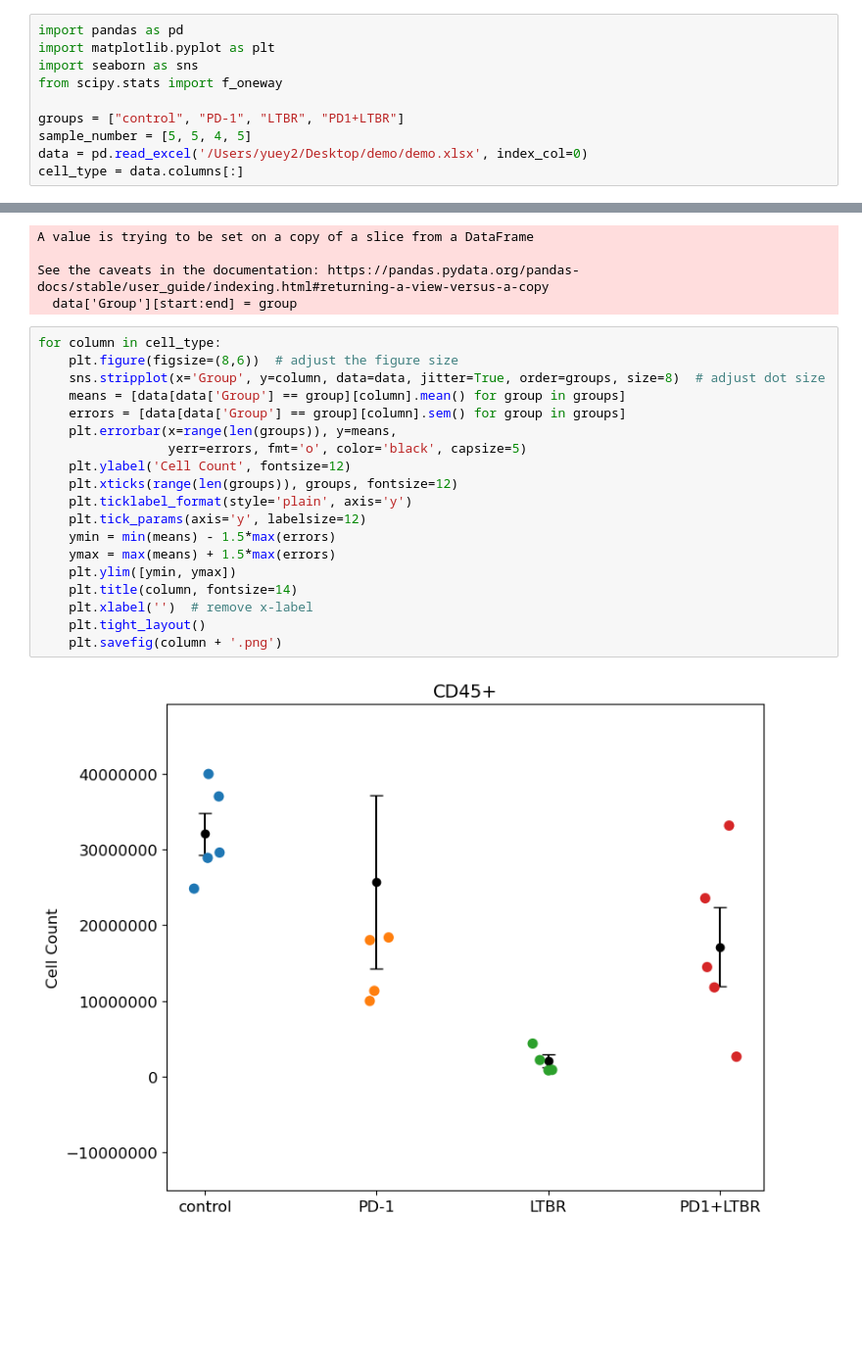
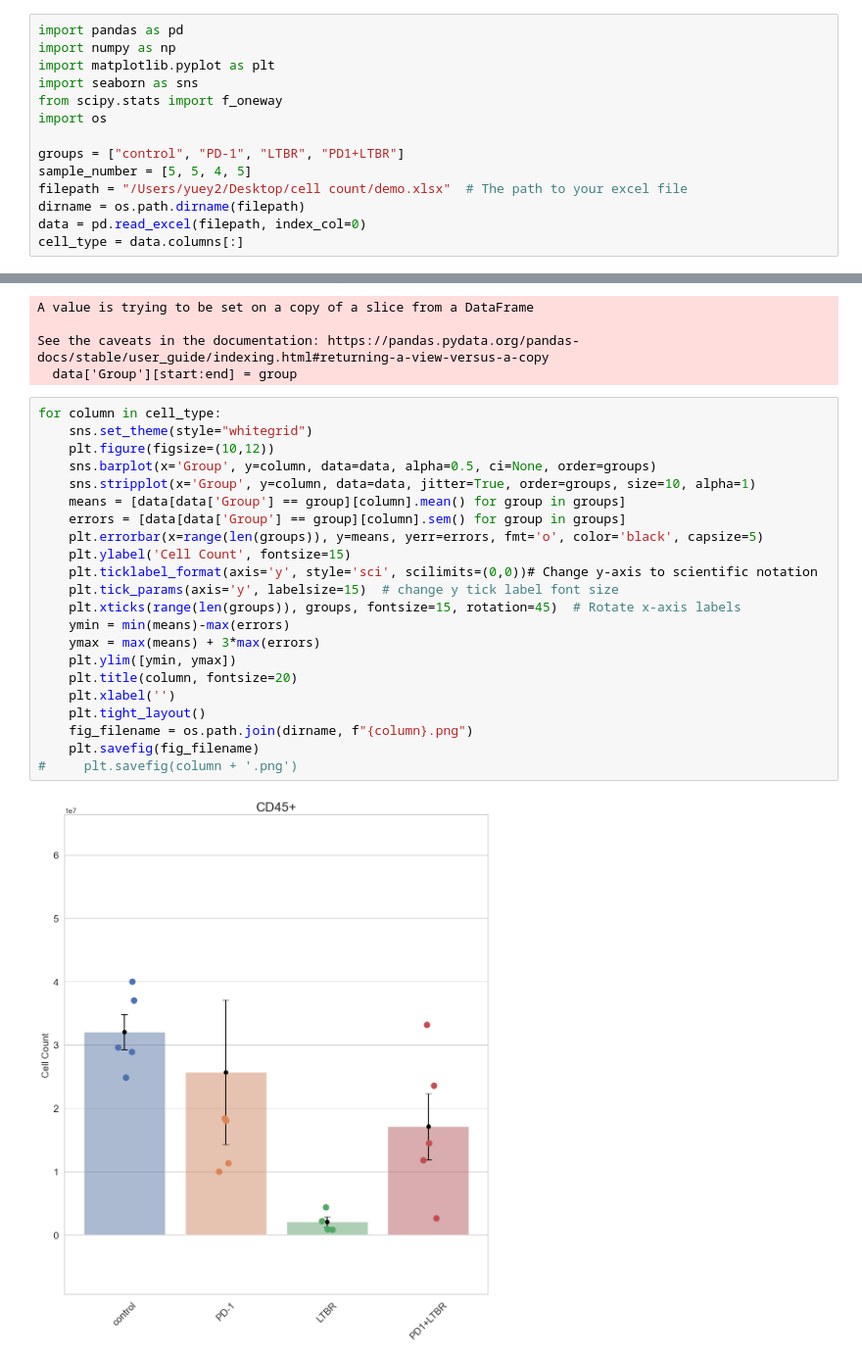
Before and after one commit to kaitokidcat/ANOVA, a Jupyter notebook: ANOVA.ipynb, the cells around one changed output, grey strips where cells are left out. Shown: that part at 98% size. Drawn from its saved outputs; the diff is of its cells as text; blank space fills up the shorter version.

```diff
--- a/ANOVA.ipynb
+++ b/ANOVA.ipynb
@@ -1,12 +1,16 @@
 # %%
 import pandas as pd
+import numpy as np
 import matplotlib.pyplot as plt
 import seaborn as sns
 from scipy.stats import f_oneway
+import os
 
 groups = ["control", "PD-1", "LTBR", "PD1+LTBR"]
 sample_number = [5, 5, 4, 5]
-data = pd.read_excel('/Users/yuey2/Desktop/demo/demo.xlsx', index_col=0)
+filepath = "/Users/yuey2/Desktop/cell count/demo.xlsx"  # The path to your excel file
+dirname = os.path.dirname(filepath)
+data = pd.read_excel(filepath, index_col=0)
 cell_type = data.columns[:]
 # %%
 data['Group'] = ''
@@ -22,22 +26,25 @@ See the caveats in the documentation: https://pandas.pydata.org/pandas-docs/stab
   data['Group'][start:end] = group
 # %%
 for column in cell_type:
-    plt.figure(figsize=(8,6))  # adjust the figure size
-    sns.stripplot(x='Group', y=column, data=data, jitter=True, order=groups, size=8)  # adjust dot size
+    sns.set_theme(style="whitegrid")
+    plt.figure(figsize=(10,12))
+    sns.barplot(x='Group', y=column, data=data, alpha=0.5, ci=None, order=groups)
+    sns.stripplot(x='Group', y=column, data=data, jitter=True, order=groups, size=10, alpha=1)
     means = [data[data['Group'] == group][column].mean() for group in groups]
     errors = [data[data['Group'] == group][column].sem() for group in groups]
-    plt.errorbar(x=range(len(groups)), y=means,
-                 yerr=errors, fmt='o', color='black', capsize=5)
-    plt.ylabel('Cell Count', fontsize=12)
-    plt.xticks(range(len(groups)), groups, fontsize=12)
-    plt.ticklabel_format(style='plain', axis='y')
-    plt.tick_params(axis='y', labelsize=12)
-    ymin = min(means) - 1.5*max(errors)
-    ymax = max(means) + 1.5*max(errors)
+    plt.errorbar(x=range(len(groups)), y=means, yerr=errors, fmt='o', color='black', capsize=5)
+    plt.ylabel('Cell Count', fontsize=15)
+    plt.ticklabel_format(axis='y', style='sci', scilimits=(0,0))# Change y-axis to scientific notation
+    plt.tick_params(axis='y', labelsize=15)  # change y tick label font size
+    plt.xticks(range(len(groups)), groups, fontsize=15, rotation=45)  # Rotate x-axis labels
+    ymin = min(means)-max(errors)
+    ymax = max(means) + 3*max(errors)
     plt.ylim([ymin, ymax])
-    plt.title(column, fontsize=14)
-    plt.xlabel('')  # remove x-label
+    plt.title(column, fontsize=20)
+    plt.xlabel('')
     plt.tight_layout()
-    plt.savefig(column + '.png')
+    fig_filename = os.path.join(dirname, f"{column}.png")
+    plt.savefig(fig_filename)
+#     plt.savefig(column + '.png')
 # %% [output]
-[figure, old version]
+[figure, new version]
```
Also changed, not shown: parts of 2 cells of this notebook.
